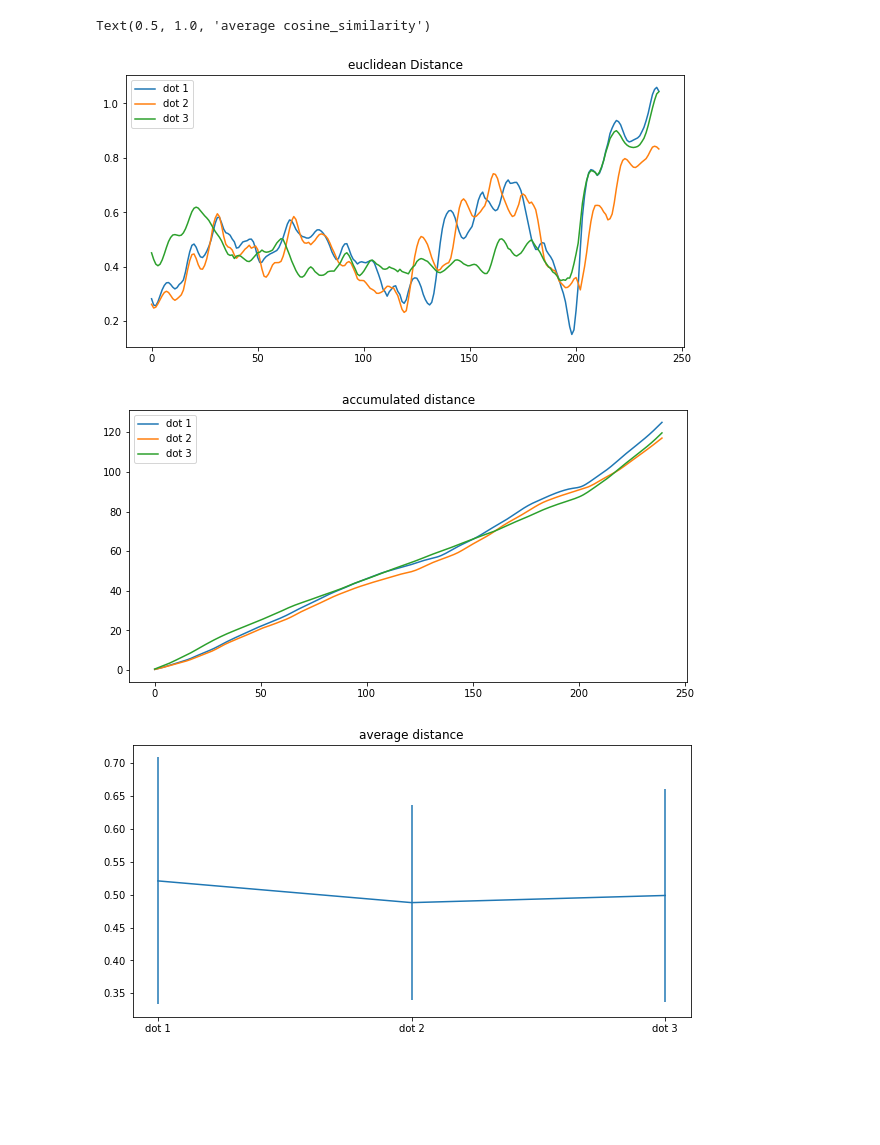
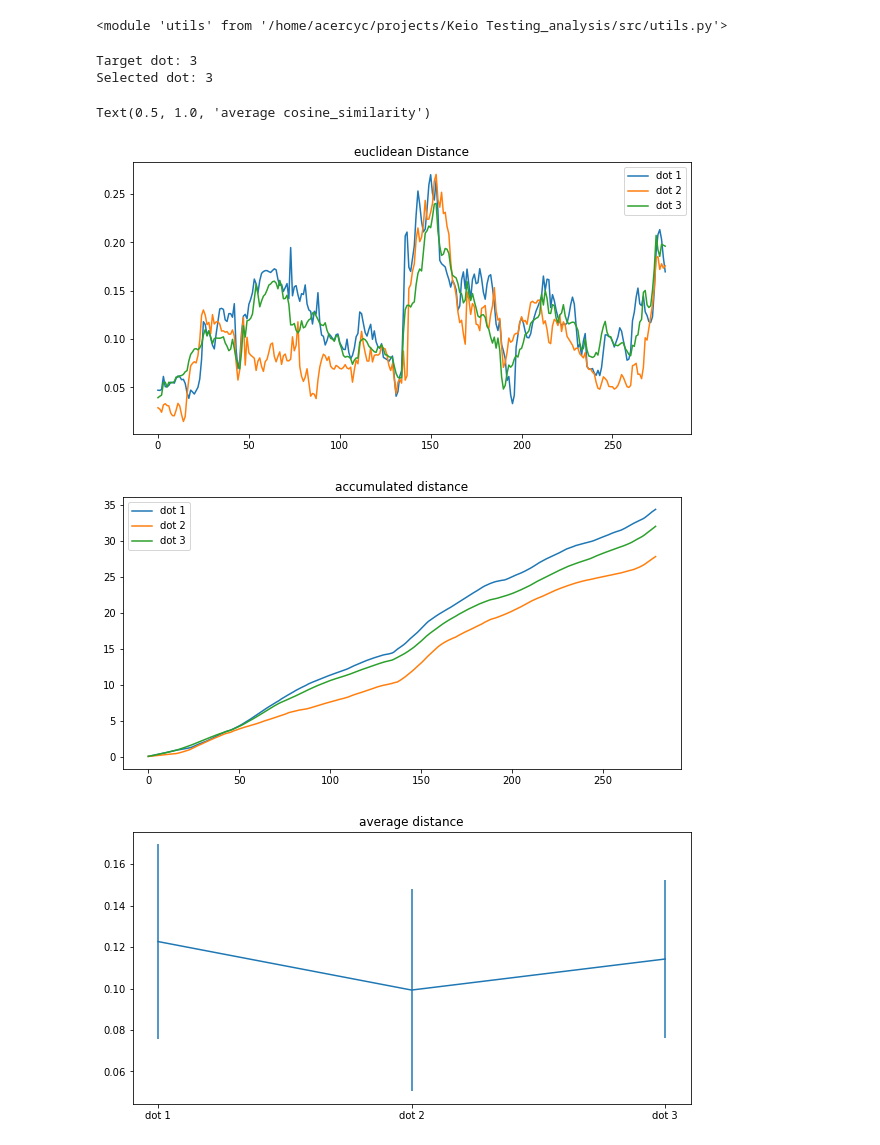
Before and after one commit to acercyc/Keio-Testing_analysis, a Jupyter notebook: src/ana_three_dot_traj_dist_preview.ipynb, the cells around one changed output. Cells and saved outputs as stored; diff of their text form; code cells hidden in the pictures; blank space fills up the shorter version.

```diff
--- a/src/ana_three_dot_traj_dist_preview.ipynb
+++ b/src/ana_three_dot_traj_dist_preview.ipynb
@@ -9,7 +10,13 @@ import seaborn as sns
 import utils
 from sklearn.metrics.pairwise import cosine_similarity, paired_distances
 from scipy.spatial import distance
+# %%
+import importlib
+importlib.reload(utils)
+# %% [output]
+<module 'utils' from '/home/acercyc/projects/Keio Testing_analysis/src/utils.py'>
 # %%
-subj = utils.ExpInfo.getSubjIDs()[1]
+# subj = utils.ExpInfo.getSubjIDs()[1]
+subj = 'K-Reg-H-7'
 task = utils.ExpInfo.taskName[1]
 # %%
@@ -18,15 +25,37 @@ xhy_disp = utils.LoadData.xhy_disp(subj, task)
 d = utils.LoadData.mouseMovement_array(subj, task, velocity=True)
 df_beh = utils.LoadData.behaviorData(subj, task)
+# %%
+iTrial = 8
+wSize = 20
+dist_measure = 'euclidean'
+
+
+target = df_beh.loc[iTrial, 'target dot']
+choice = df_beh.loc[iTrial, 'selected dot']
 # %%
-iTrial = 46
-dist_measure = 'euclidean'
-# dist_measure = 'cosine'
+# ---------------------------------------------------------------------------- #
+#                                compute forward                               #
+# ---------------------------------------------------------------------------- #
+x = d[0][iTrial]
+x = utils.DataProcessing.rollingWindow(x, wSize, 1)
+h, y = utils.test.quick_forward(subj, x)
 
+h_disp = []
+for i in range(3):
+    x_disp = d[1][iTrial][:, i*2:i*2+2]
+    x_disp = utils.DataProcessing.rollingWindow(x_disp, wSize, 1)
+    h_disp_, y_disp = utils.test.quick_forward(subj, x_disp)
+    h_disp.append(h_disp_)
+
+
+# ---------------------------------------------------------------------------- #
+#                                   distance                                   #
+# ---------------------------------------------------------------------------- #
 dist_cos = []
 dist = []
 for iDot in range(3):
-    h1 = xhy[1][iTrial][:-1, :]
-    h2 = xhy_disp[1][iTrial][iDot]
+    h1 = h
+    h2 = h_disp[iDot]
     dist_cos_ = cosine_similarity(h1, h2).diagonal()
     dist_ = paired_distances(h1, h2, metric=dist_measure)
     dist_cos.append(dist_cos_)
@@ -35,42 +64,47 @@ for iDot in range(3):
 dist = np.vstack(dist).T
 dist_cos = np.vstack(dist_cos).T
 
-# ----------------------------------- plot ---------------------------------- #
-
+# ---------------------------------------------------------------------------- #
+#                                     plot                                     #
+# ---------------------------------------------------------------------------- #
+print(f'Target dot: {target}')
+print(f'Selected dot: {choice}')
 fig, ax = plt.subplots(1, 1, figsize=(10, 5))
 ax.plot(dist)
 ax.legend(['dot 1', 'dot 2', 'dot 3'])
 ax.set_title(f'{dist_measure} Distance')
 
 
 fig, ax = plt.subplots(1, 1, figsize=(10, 5))
 ax.plot(dist.cumsum(axis=0))
 ax.legend(['dot 1', 'dot 2', 'dot 3'])
 ax.set_title('accumulated distance')
 
 
 fig, ax = plt.subplots(1, 1, figsize=(10, 5))
 ax.errorbar(['dot 1', 'dot 2', 'dot 3'],  dist.mean(axis=0), yerr=dist.std(axis=0))
 ax.set_title('average distance')
 
 
 fig, ax = plt.subplots(1, 1, figsize=(10, 5))
 ax.plot(dist_cos)
 ax.legend(['dot 1', 'dot 2', 'dot 3'])
 ax.set_title('cosine_similarity')
 
 
 fig, ax = plt.subplots(1, 1, figsize=(10, 5))
 ax.plot(dist_cos.cumsum(axis=0))
 ax.legend(['dot 1', 'dot 2', 'dot 3'])
 ax.set_title('accumulated cosine_similarity')
 
 
 fig, ax = plt.subplots(1, 1, figsize=(10, 5))
 ax.errorbar(['dot 1', 'dot 2', 'dot 3'],  dist_cos.mean(axis=0), yerr=dist_cos.std(axis=0))
 ax.set_title('average cosine_similarity')
 # %% [output]
-Text(0.5, 1.0, 'average cosine_similarity')
+Target dot: 3
+Selected dot: 3
+Text(0.5, 1.0, 'average cosine_similarity')
-[figure, old version]
+[figure, new version]
-[figure, old version]
+[figure, new version]
-[figure, old version]
+[figure, new version]
```
Also changed, not shown: parts of 8 cells of this notebook, 2 other files.
